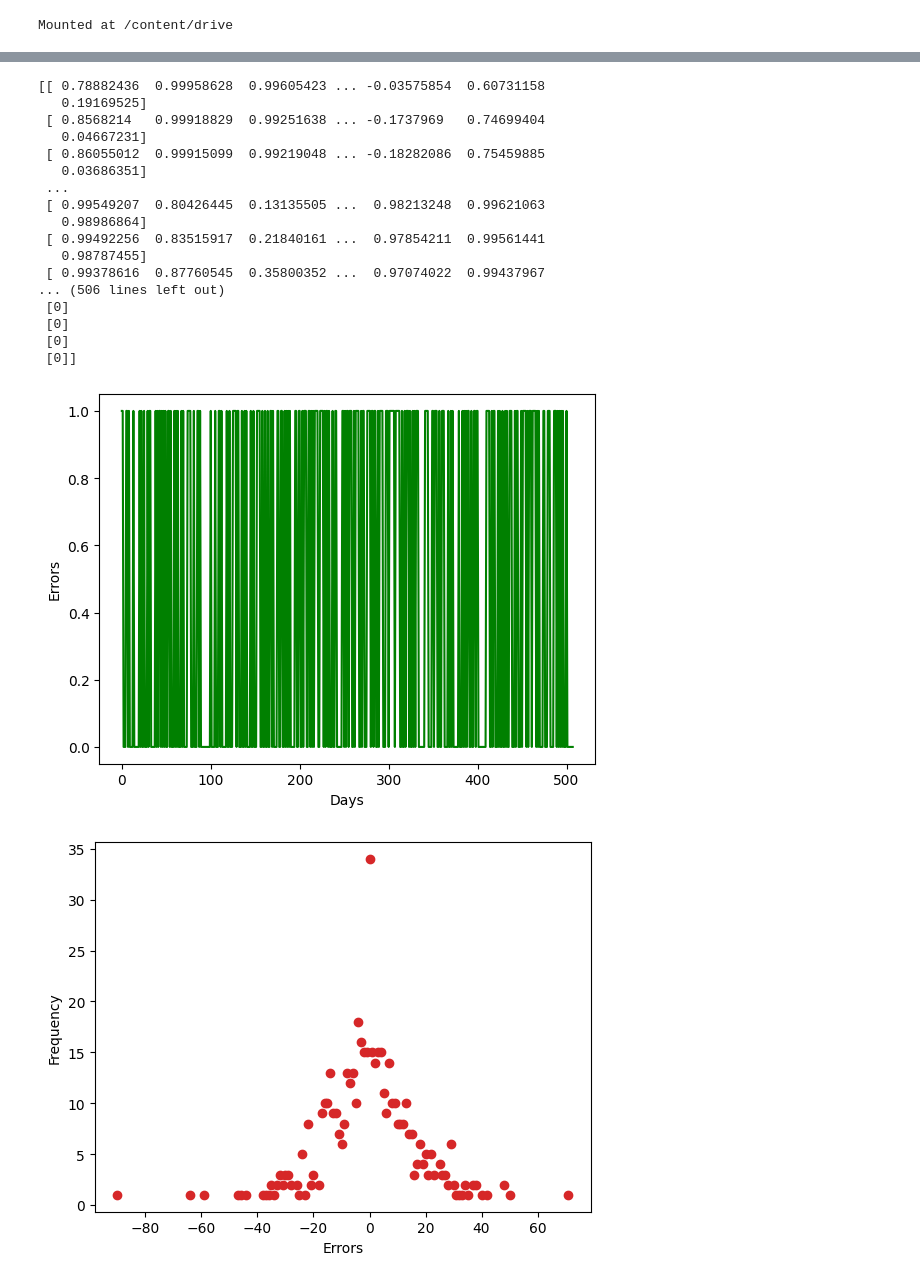
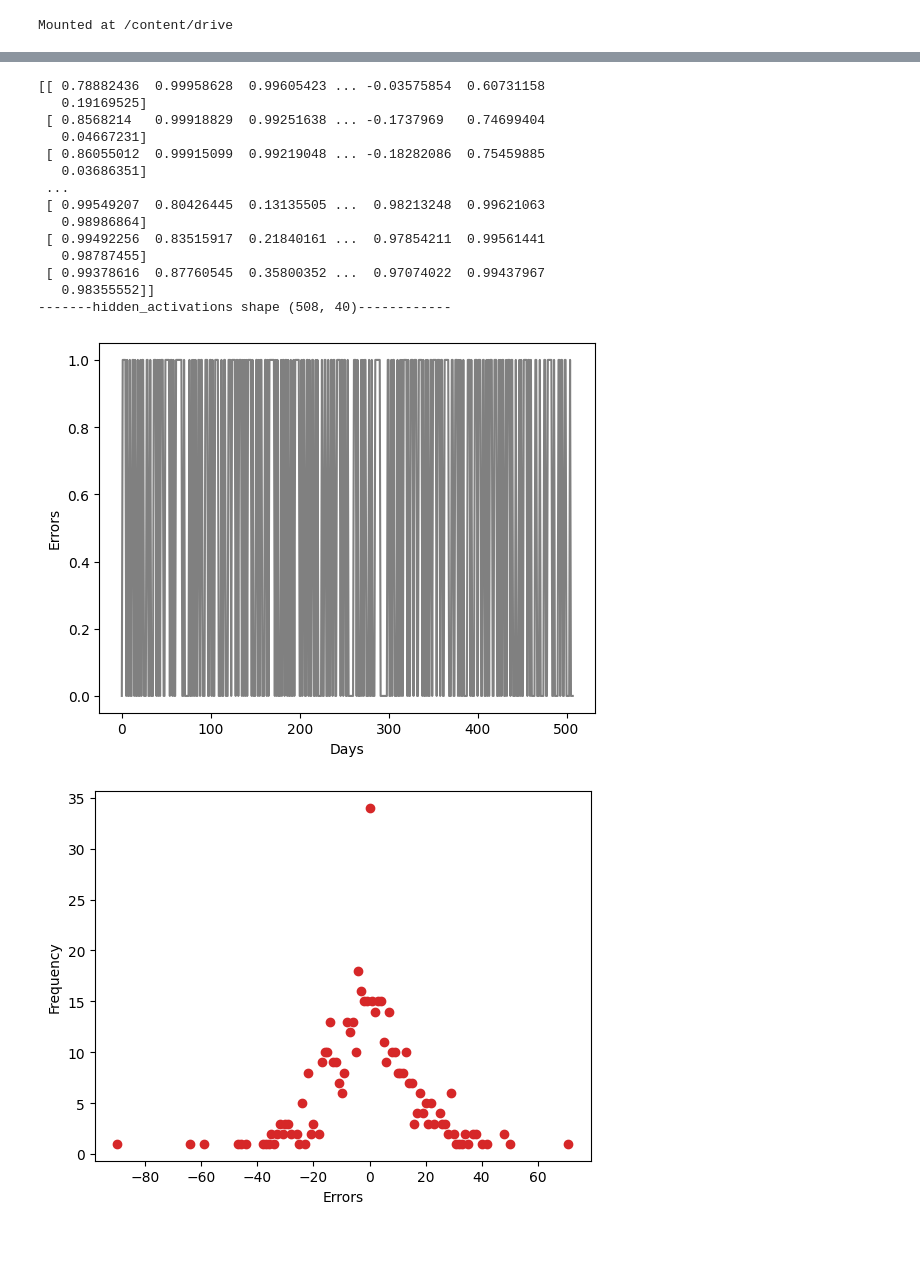
Before and after one commit to MISJasonChuang/drift_detection, a Jupyter notebook: ELM_regression.ipynb, the cells around one changed output, grey strips where cells are left out. Drawn from its saved outputs; the diff is of its cells as text; code cells hidden in the pictures; blank space fills up the shorter version.

Commit message:
[feat] trend predicition

```diff
--- a/ELM_regression.ipynb
+++ b/ELM_regression.ipynb
@@ -1261,11 +1261,28 @@ def main(datasets: list,nodes: int = 20, show_fig: bool = False):
     y_prev = y_prev[:-1]
     abs_diff = abs(y_pred - y_actual)
     diff = y_pred - y_actual
-    prev_diff = abs(y_prev - y_actual)
-    bin = abs_diff - prev_diff
+
+
+    # threshold 1: compare with previous price difference
+    prev_abs_diff = abs(y_prev - y_actual)
+    bin = abs_diff - prev_abs_diff
     # if y prediction errors > naive errors, prediction errors, return 1
     error_rates = np.where(bin>0, 1, 0)
-    print(error_rates)
+
+    # threshold 2: compare with price going up or down predicitons
+    y_trend = np.subtract(y_actual, y_prev)
+    trend = np.where(y_trend>0, 1, 0)
+    y_prev_pred = np.insert(y_pred, 0, y_actual[0], axis=0)
+    y_prev_pred = y_prev_pred[:-1]
+    y_pred_trend = np.subtract(y_pred, y_prev_pred)
+    pred_trend = np.where(y_pred_trend>0, 1, 0)
+    trend_result = list()
+    for index in range(len(pred_trend)):
+        if pred_trend[index] == trend[0]:
+            trend_result.append(0)
+        else:
+            trend_result.append(1)
+
 
     # errors frequency
     stat = np.array(np.unique(diff.astype(int), return_counts=True)).T
@@ -1276,41 +1293,38 @@ def main(datasets: list,nodes: int = 20, show_fig: bool = False):
         freq.append(pair[1])
     if show_fig:
         plt.clf()
-        # plt.plot(diff, color="grey")
-        plt.plot(error_rates, color="green")
+        plt.plot(trend_result, color="grey")
+        # plt.plot(error_rates, color="green")
         plt.xlabel("Days")
         plt.ylabel("Errors")
         plt.show(block=False)
         plt.pause(5)
         plt.clf()
         plt.scatter(errors, freq, c="#d62728")
         plt.xlabel("Errors")
         plt.ylabel("Frequency")
         plt.show(block=False)
         plt.pause(5)
 
 
 if __name__ == "__main__":
     datasets = handle_datasets(show_fig=True)
     main(datasets, nodes=40, show_fig=True)
 # %% [output]
 [figure]
 [[ 0.78882436  0.99958628  0.99605423 ... -0.03575854  0.60731158
    0.19169525]
  [ 0.8568214   0.99918829  0.99251638 ... -0.1737969   0.74699404
    0.04667231]
  [ 0.86055012  0.99915099  0.99219048 ... -0.18282086  0.75459885
    0.03686351]
  ...
  [ 0.99549207  0.80426445  0.13135505 ...  0.98213248  0.99621063
    0.98986864]
  [ 0.99492256  0.83515917  0.21840161 ...  0.97854211  0.99561441
    0.98787455]
  [ 0.99378616  0.87760545  0.35800352 ...  0.97074022  0.99437967
-... (506 lines left out)
- [0]
- [0]
- [0]
- [0]]
+   0.98355552]]
+-------hidden_activations shape (508, 40)------------
-[figure, old version]
+[figure, new version]
 [figure]
```
